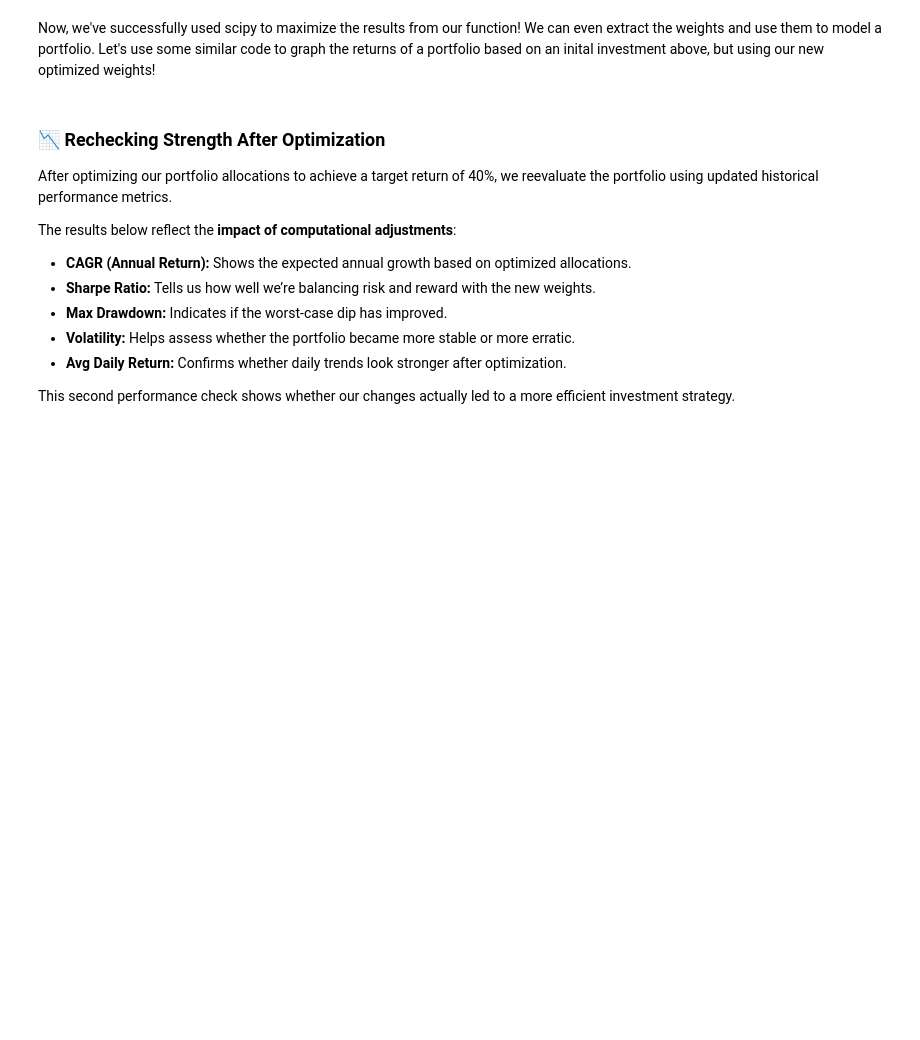
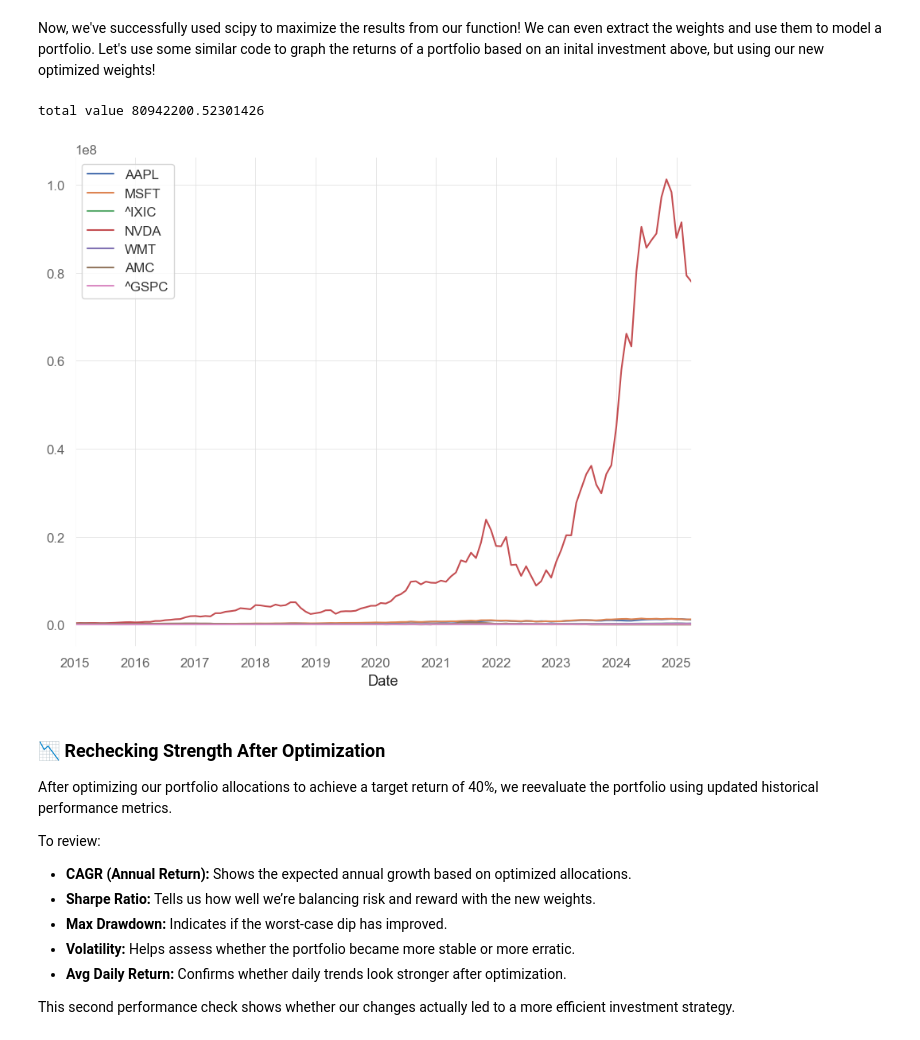
Before and after one commit to nirantheri/cs123, a Jupyter notebook: new_outline.ipynb, the cells around one changed output. Cells and saved outputs as stored; diff of their text form; code cells hidden in the pictures; blank space fills up the shorter version.

Commit message:
after code review, added suggestions

```diff
--- a/new_outline.ipynb
+++ b/new_outline.ipynb
@@ -533,19 +514,22 @@ Now, we've successfully used scipy to maximize the results from our function! We
 # %%
 initial_portfolio_val = 1e6
 
 optimizedResults.rename(index={optimizedResults.index[0]: portfolio[0]}, inplace=True)
 optimized_allocations = optimizedResults[0].to_dict()
 
 
 optimized_returns = calculate_returns(initial_portfolio_val, dataframes, optimized_allocations)
 
-graph_values(returns, False, True)
+graph_values(optimized_returns, False, True)
+# %% [output]
+total value 80942200.52301426
+[figure, added]
 # %% [markdown]
 ### 📉 Rechecking Strength After Optimization
 
 After optimizing our portfolio allocations to achieve a target return of 40%, we reevaluate the portfolio using updated historical performance metrics.
 
-The results below reflect the **impact of computational adjustments**:
+To review:
 
 - **CAGR (Annual Return):** Shows the expected annual growth based on optimized allocations.
 - **Sharpe Ratio:** Tells us how well we’re balancing risk and reward with the new weights.
```
Also changed, not shown: parts of 31 cells of this notebook, 1 other file.
